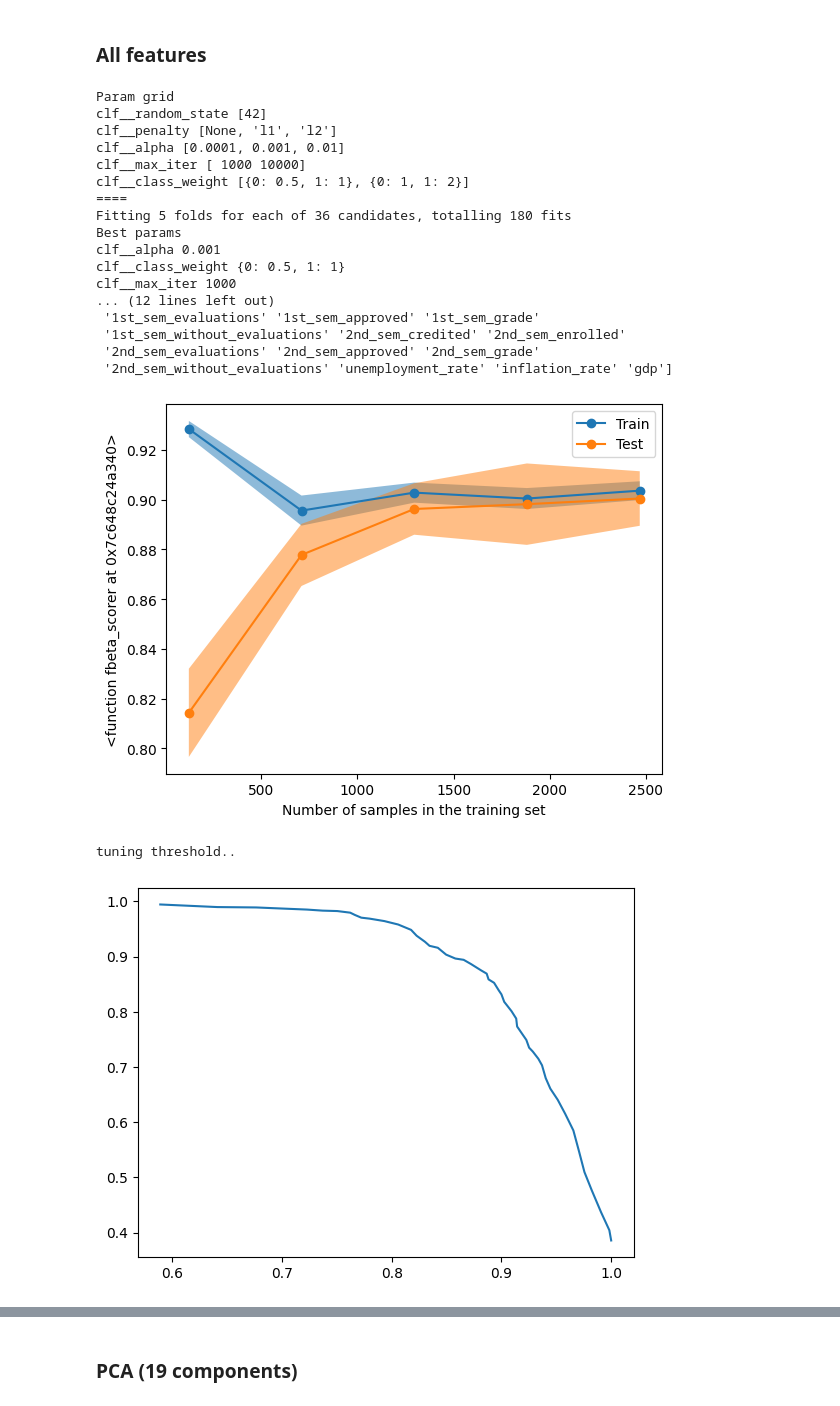
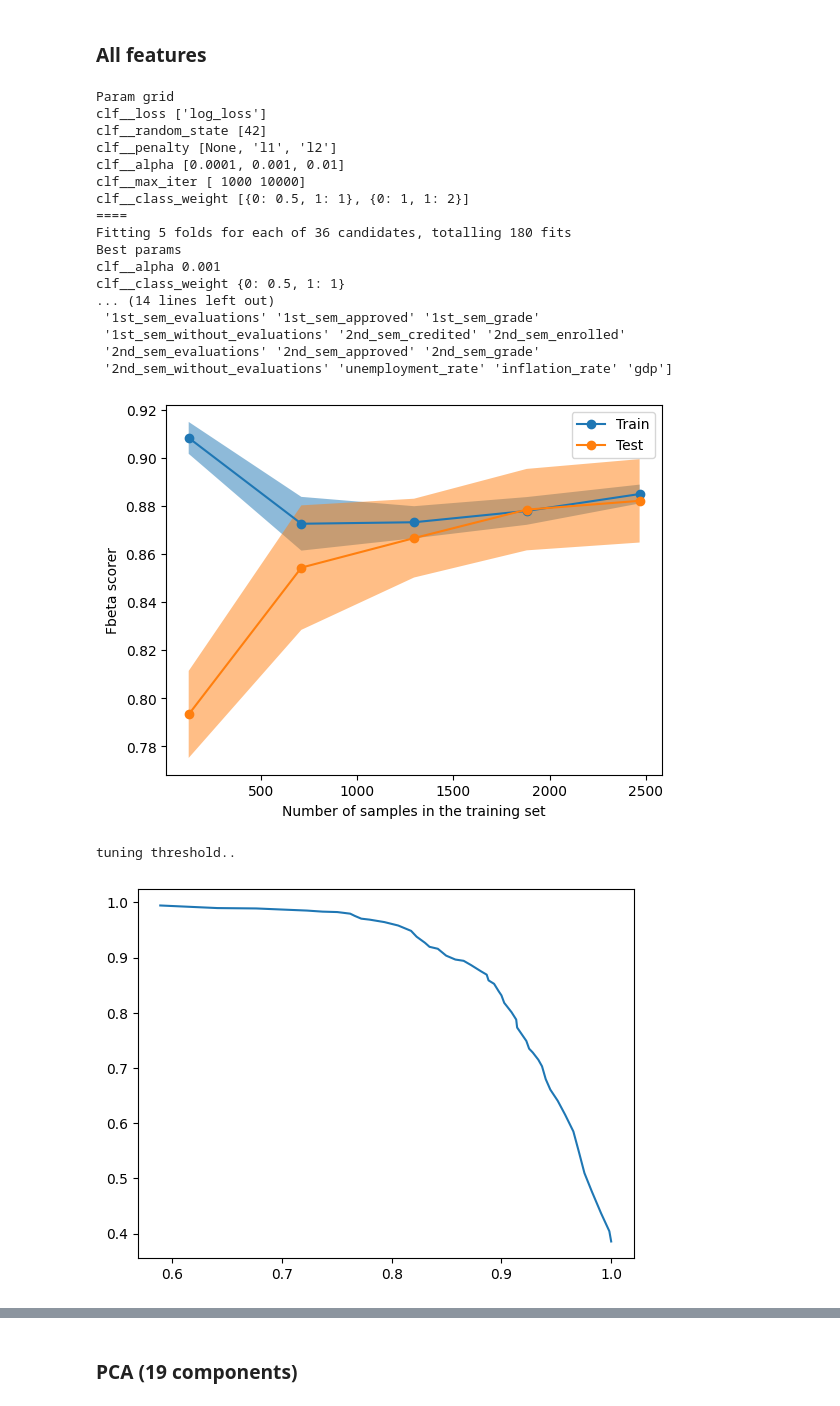
Before and after one commit to idj97/student_dropout, a Jupyter notebook: notebook.ipynb, the cells around one changed output, grey strips where cells are left out. Saved outputs shown, nothing was run; the diff lists cells and outputs as text; code cells hidden in the pictures.

```diff
--- a/notebook.ipynb
+++ b/notebook.ipynb
@@ -252,9 +242,6 @@ def train(
     import time
     start = time.time()
 
-    # BUILD ESTIMATOR
-    estimator = create_pipeline()
-
     # DEBUG
     if show_param_grid:
         print("Param grid")
@@ -264,7 +251,7 @@ def train(
 
     # GRID SEARCH AND FIT
     gs = GridSearchCV(
-        estimator=estimator,
+        estimator=create_pipeline(),
         param_grid=param_grid,
         scoring=scorer_fn,
         cv=cv,
@@ -291,17 +278,21 @@ def train(
         "n_jobs": n_jobs,
         "line_kw": {"marker": "o"},
         "std_display_style": "fill_between",
-        "score_name": scorer_fn,
+        "scoring": scorer_fn,
     }
-    LearningCurveDisplay.from_estimator(create_pipeline(gs.best_params_), **common_params)
+    pipeline = create_pipeline()
+    pipeline.set_params(**gs.best_params_)
+    LearningCurveDisplay.from_estimator(pipeline, **common_params)
     plt.show()
     T = None
 
     # THRESHOLD TUNING
     if tune_threshold:
         print("tuning threshold..")
+        pipeline = create_pipeline()
+        pipeline.set_params(**gs.best_params_)
         preds = cross_val_predict(
-            create_pipeline(gs.best_params_),
+            pipeline,
             train_x,
             train_y,
             cv=cv,
@@ -326,8 +317,11 @@ def train(
 
         T = pr.head(1)["threshold"].values[0]
         print(T)
+
+        pipeline = create_pipeline()
+        pipeline.set_params(**gs.best_params_)
         preds = cross_val_predict(
-            create_pipeline(gs.best_params_),
+            pipeline,
             train_x,
             train_y,
             cv=cv,
@@ -341,7 +335,10 @@ def train(
     end = time.time()
     dur = end - start
     print("duration", round(dur, 3))
-    return create_pipeline(gs.best_params_), T
+
+    pipeline = create_pipeline()
+    pipeline.set_params(**gs.best_params_)
+    return pipeline, T
 # %%
 models = {}
 # %% [markdown]
@@ -364,6 +361,7 @@ def extract_params(prefix: str, params: dict) -> dict:
 
 def logistic_sgd(pca=False):
     param_grid = {
+        "clf__loss": ["log_loss"],
         "clf__random_state": [42],
         "clf__penalty": [None, "l1", "l2"],
         "clf__alpha": [0.0001, 0.001, 0.01],
@@ -380,45 +378,45 @@ def logistic_sgd(pca=False):
     def create_pipeline(params={}):
         steps = []
         steps.append(("scaler", StandardScaler()))
-        if pca: steps.append(("pca", PCA(**extract_params("pca", params))))
-        steps.append(("clf", SGDClassifier(loss="log_loss", **extract_params("clf", params))))
+        if pca: steps.append(("pca", PCA()))#**extract_params("pca", params))))
+        steps.append(("clf", SGDClassifier()))#loss="log_loss", **extract_params("clf", params))))
         return  Pipeline(steps=steps)
 
     return (create_pipeline, param_grid, True)
 # %% [markdown]
 ### All features
 # %%
-create_pipeline, param_grid, tune_threshold = logistic_sgd()
+pipeline, param_grid, tune_threshold = logistic_sgd()
 model, T = train(
     train_x,
     train_y,
-    create_pipeline,
+    pipeline,
     param_grid,
     fbeta_scorer,
     tune_threshold=True,
     show_param_grid=True
 )
 
 models["logistic"] = {"model": model, "T": T}
 # %% [output]
 Param grid
+clf__loss ['log_loss']
 clf__random_state [42]
 clf__penalty [None, 'l1', 'l2']
 clf__alpha [0.0001, 0.001, 0.01]
 clf__max_iter [ 1000 10000]
 clf__class_weight [{0: 0.5, 1: 1}, {0: 1, 1: 2}]
 ====
 Fitting 5 folds for each of 36 candidates, totalling 180 fits
 Best params
 clf__alpha 0.001
 clf__class_weight {0: 0.5, 1: 1}
-clf__max_iter 1000
-... (12 lines left out)
+... (14 lines left out)
  '1st_sem_evaluations' '1st_sem_approved' '1st_sem_grade'
  '1st_sem_without_evaluations' '2nd_sem_credited' '2nd_sem_enrolled'
  '2nd_sem_evaluations' '2nd_sem_approved' '2nd_sem_grade'
  '2nd_sem_without_evaluations' 'unemployment_rate' 'inflation_rate' 'gdp']
-[figure, old version]
+[figure, new version]
 tuning threshold..
 [figure]
     threshold  recall  precision     f1  fbeta
```
Also changed, not shown: parts of 20 cells of this notebook.
